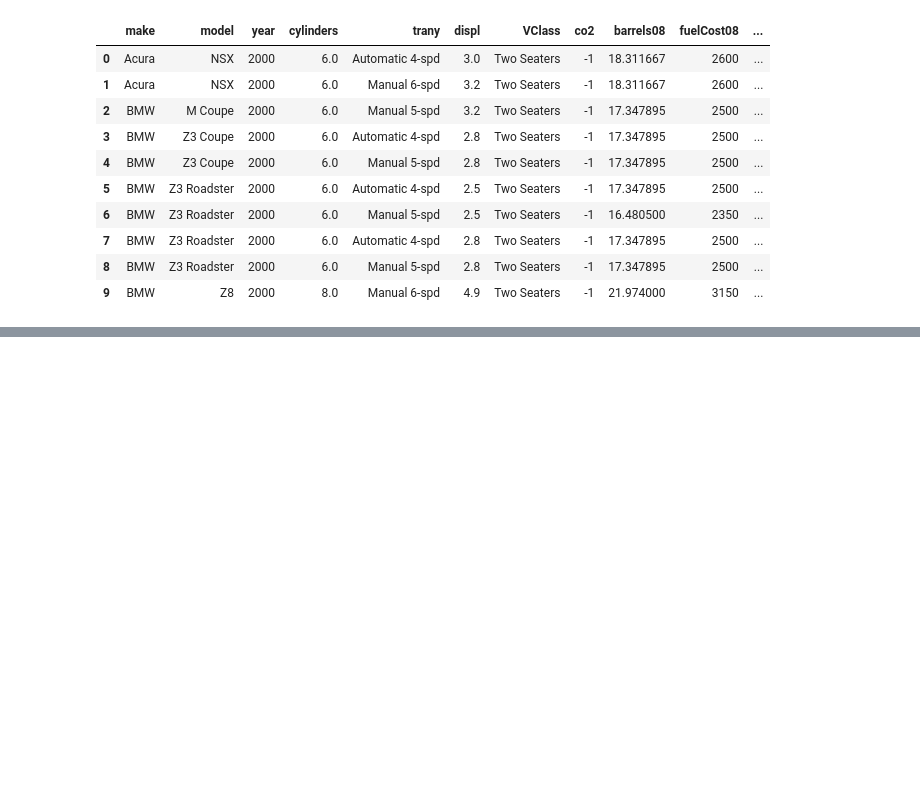
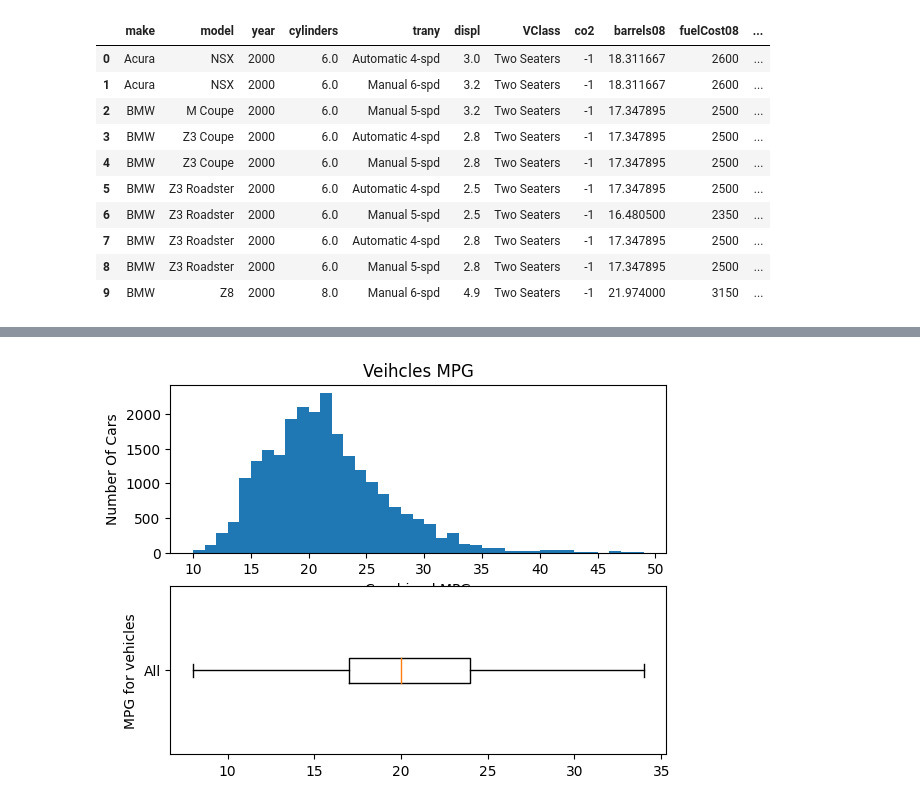
Before and after one commit to masoud533/DataVisualization, a Jupyter notebook: matplotlib.ipynb, the cells around one changed output, grey strips where cells are left out. Saved outputs shown, nothing was run; the diff lists cells and outputs as text; code cells hidden in the pictures; blank space fills up the shorter version.

```diff
--- a/matplotlib.ipynb
+++ b/matplotlib.ipynb
@@ -24,0 +43,9 @@ data.head(10)
+# %%
+fig, (ax1, ax2) = plt.subplots(2)
+ax1.hist(data['comb08'], range(10, 50))
+ax1.set(title='Veihcles MPG', xlabel='Combined MPG', ylabel='Number Of Cars')
+
+ax2.boxplot(data['comb08'], labels=['All'], vert=False,showfliers=False)
+ax2.set( ylabel='MPG for vehicles');
+# %% [output]
+[figure, added]
```
Also changed, not shown: parts of 3 cells of this notebook.
